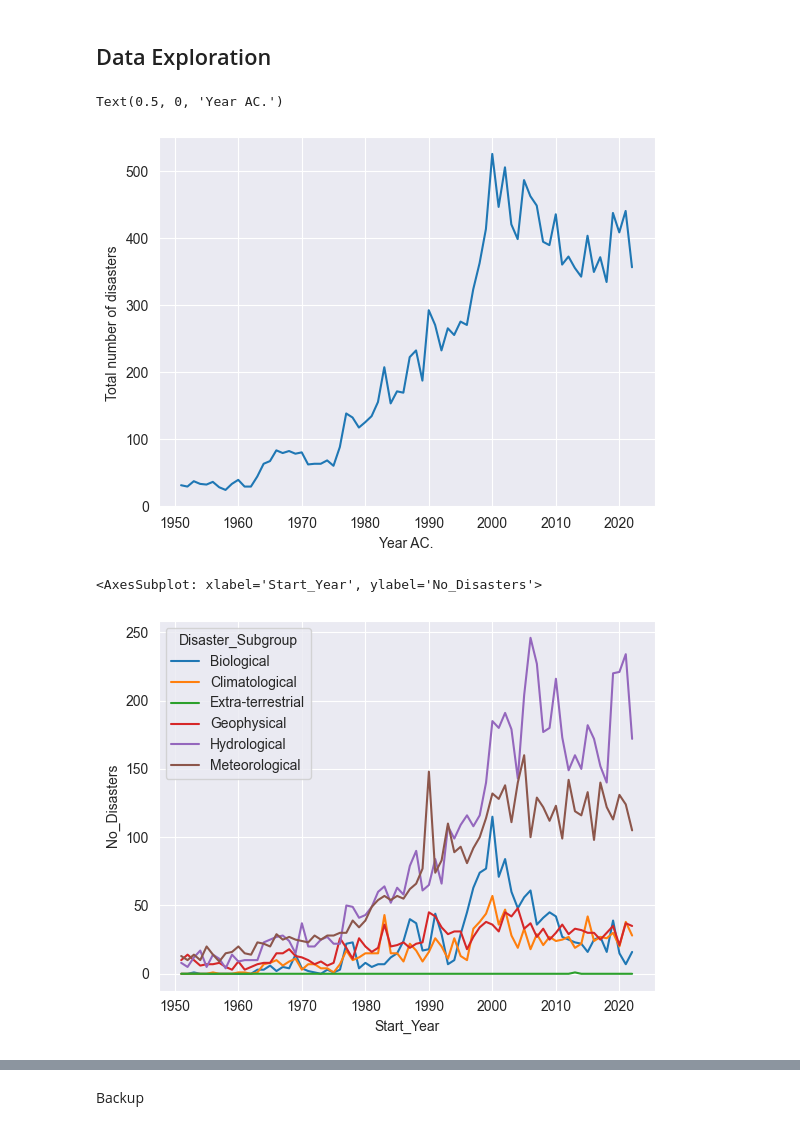
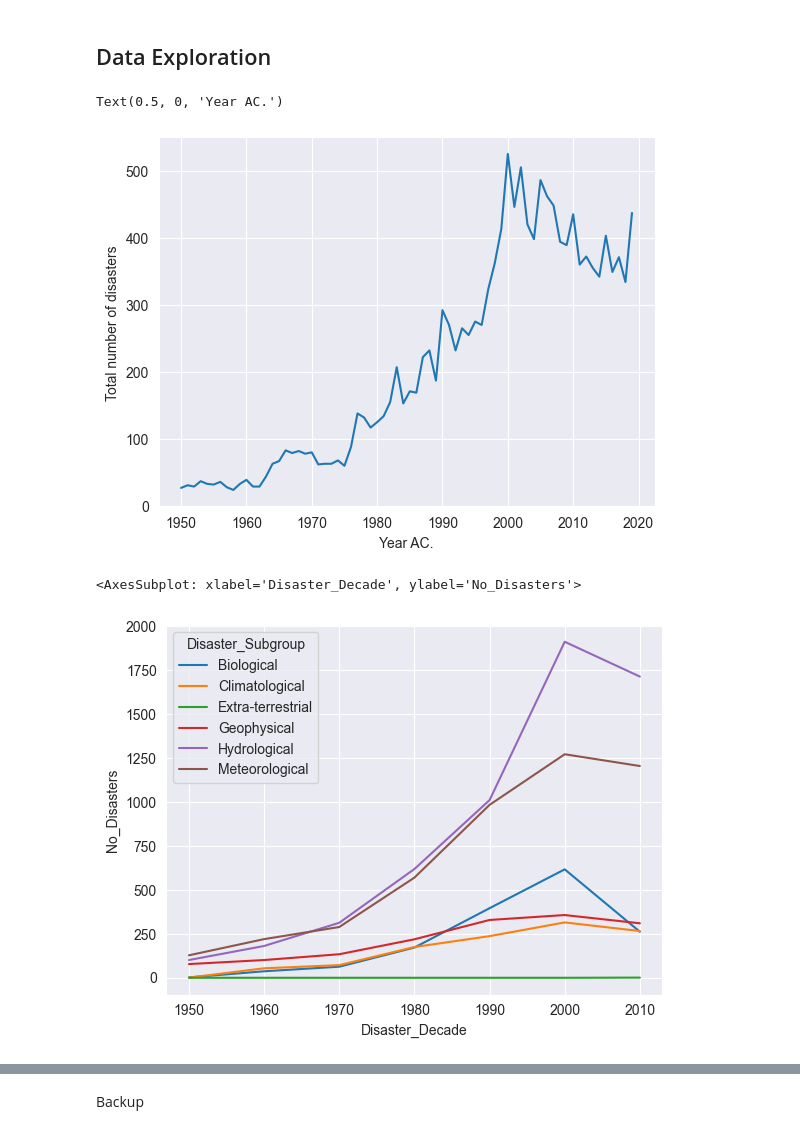
Before and after one commit to r-Files/DOPP, a Jupyter notebook: jupyter_notebooks/lab_question_c.ipynb, the cells around one changed output, grey strips where cells are left out. Drawn from its saved outputs; the diff is of its cells as text; code cells hidden in the pictures.

Commit message:
added index_cols parameter to get_yearly_disaster_count and get_yearly_pct_change_to_initial

```diff
--- a/jupyter_notebooks/lab_question_c.ipynb
+++ b/jupyter_notebooks/lab_question_c.ipynb
@@ -54,9 +70,7 @@ Dumping all data before 1930 as it is not relevant to climate change.
 # %%
 cutoff_year = 1950 # TODO check
-df = df[df["Start_Year"] > cutoff_year]
+df = df[df["Start_Year"] >= cutoff_year]
 min_year = df["Start_Year"].min()
 max_year = df["Start_Year"].max()
 
-yearly_global_temp = yearly_global_temp[yearly_global_temp.index > cutoff_year]
-
-yearly_global_temp
+yearly_global_temp = yearly_global_temp[yearly_global_temp.index >= cutoff_year]
@@ -125,8 +124,8 @@ series.astype("Int32") # <-- "Int32" (big i) = pandas int, allows empty values (
 series.astype("float32") # <-- numpy float, allows empty values (np.nan)
 pass
 # %%
-groupby_base = df.astype({"Total_Deaths": np.float64, "Total_Affected": np.float64, "Start_Year": np.int32})
-
+groupby_base = df.astype({"Total_Deaths": np.float64, "Total_Affected": np.float64, "Start_Year": np.int32, "Disaster_Decade": np.int32})
+groupby_base = groupby_base[groupby_base["Disaster_Decade"] < 2020]
 groupby_base[["Disaster_Subgroup", "Total_Deaths"]].groupby(["Disaster_Subgroup"]).mean()
 # %% [output]
 |  | Total_Deaths |
@@ -146,8 +145,7 @@ def fill_missing_year():
     set(groupby_base.groupby("Start_Year").size().rename("No_Disasters").index).difference(year_range)
     # TODO
 
-@lru_cache(2)
-def get_yearly_disaster_count(secondary_index:str=None, include_zero:bool=True) -> pd.Series:
+def get_yearly_disaster_count(groupby_base: pd.DataFrame, index_cols:list=None, include_zero:bool=True) -> pd.Series:
     """Calculates number of disaster occurrences grouped by the secondary_index column for each Start_Year.
 
     Parameters
@@ -164,16 +162,16 @@ def get_yearly_disaster_count(secondary_index:str=None, include_zero:bool=True)
     """
 
 
-    index = ["Start_Year", secondary_index] if secondary_index is not None else ["Start_Year"]
+    index = index_cols if index_cols is not None else ["Start_Year"]
     if not include_zero:
         return groupby_base.groupby(index).size().rename("No_Disasters")
 
-    count_nonzero = get_yearly_disaster_count(secondary_index, include_zero=False)
-    if secondary_index is not None:
+    count_nonzero = get_yearly_disaster_count(groupby_base=groupby_base, index_cols=index_cols, include_zero=False)
+    if index_cols is not None:
         return count_nonzero.unstack(fill_value=0).stack().rename("No_Disasters")
     return count_nonzero
 
-def get_yearly_pct_change_to_initial(secondary_index: str):
+def get_yearly_pct_change_to_initial(groupby_base: pd.DataFrame, index_cols:list=None):
     """Calculates yearly percentage change number of disaster occurrences compared to the first year, grouped by the respective column.
 
     Parameters
@@ -186,20 +184,23 @@ def get_yearly_pct_change_to_initial(secondary_index: str):
     -------
     pd.Series with Multiindex ("Start_Year", secondary_index) and named "Percent_Change"
     """
-    count_nonzero = get_yearly_disaster_count(secondary_index, include_zero=False)
-    return count_nonzero.groupby(level=[1], group_keys=False).apply(lambda x: (x.div(x.iloc[0]) -1) *100).fillna(0).rename("Percent_Change")
+    count_nonzero = get_yearly_disaster_count(groupby_base=groupby_base, index_cols=index_cols, include_zero=False)
+    if index_cols is not None:
+        return count_nonzero.groupby(level=[1], group_keys=False).apply(lambda x: (x.div(x.iloc[0]) -1) *100).fillna(0).rename("Percent_Change")
+    percent_change = (count_nonzero.div(count_nonzero.iloc[0]) -1) *100
+    return percent_change.fillna(0).rename("Percent_Change")
 # %%
-total_disaster_per_year = get_yearly_disaster_count(include_zero=True)
+total_disaster_per_year = get_yearly_disaster_count(groupby_base, include_zero=True)
 plt.plot(total_disaster_per_year.index, total_disaster_per_year)
 plt.ylabel("Total number of disasters")
 plt.xlabel("Year AC.")
 # %% [output]
 Text(0.5, 0, 'Year AC.')
-[figure, old version]
+[figure, new version]
 # %%
-sns.lineplot(data=get_yearly_disaster_count("Disaster_Subgroup").reset_index(), x="Start_Year",y="No_Disasters", hue="Disaster_Subgroup")
+sns.lineplot(data=get_yearly_disaster_count(groupby_base, index_cols=["Disaster_Decade","Disaster_Subgroup"]).reset_index(), x="Disaster_Decade",y="No_Disasters", hue="Disaster_Subgroup")
 # %% [output]
-<AxesSubplot: xlabel='Start_Year', ylabel='No_Disasters'>
+<AxesSubplot: xlabel='Disaster_Decade', ylabel='No_Disasters'>
-[figure, old version]
+[figure, new version]
 # %%
 # disaster_subgroup = disaster_classification["Disaster Sub-Group"]
```
Also changed, not shown: parts of 20 cells of this notebook, 1 other file.
